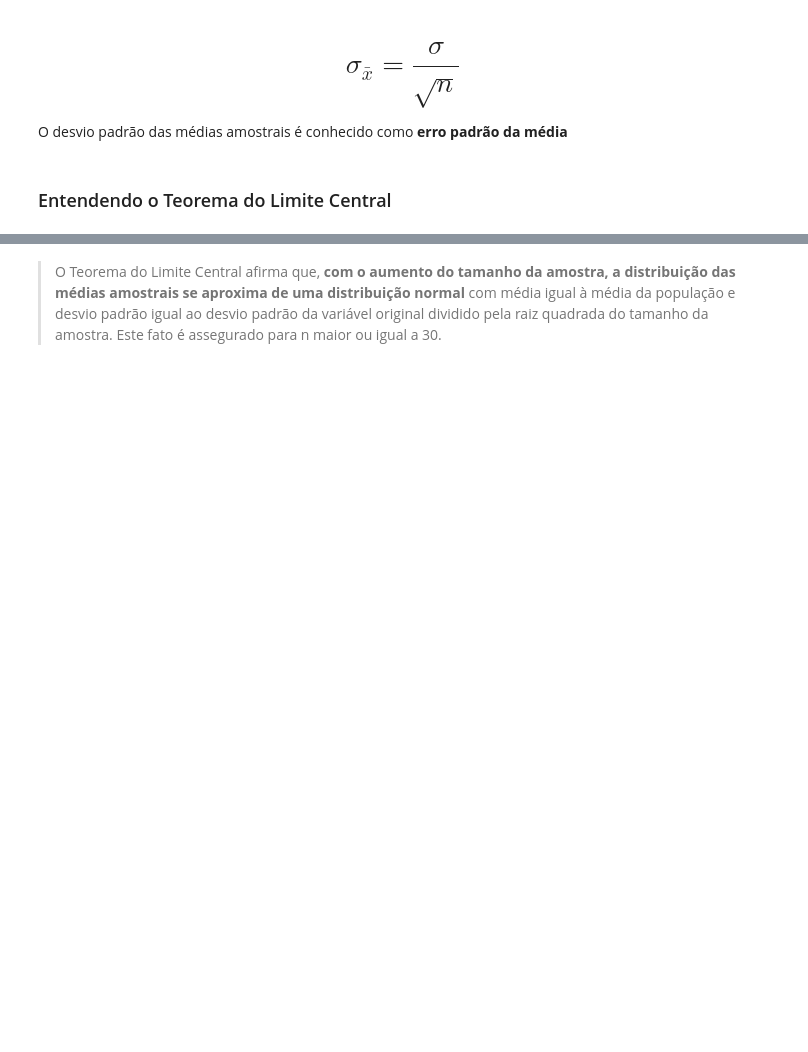
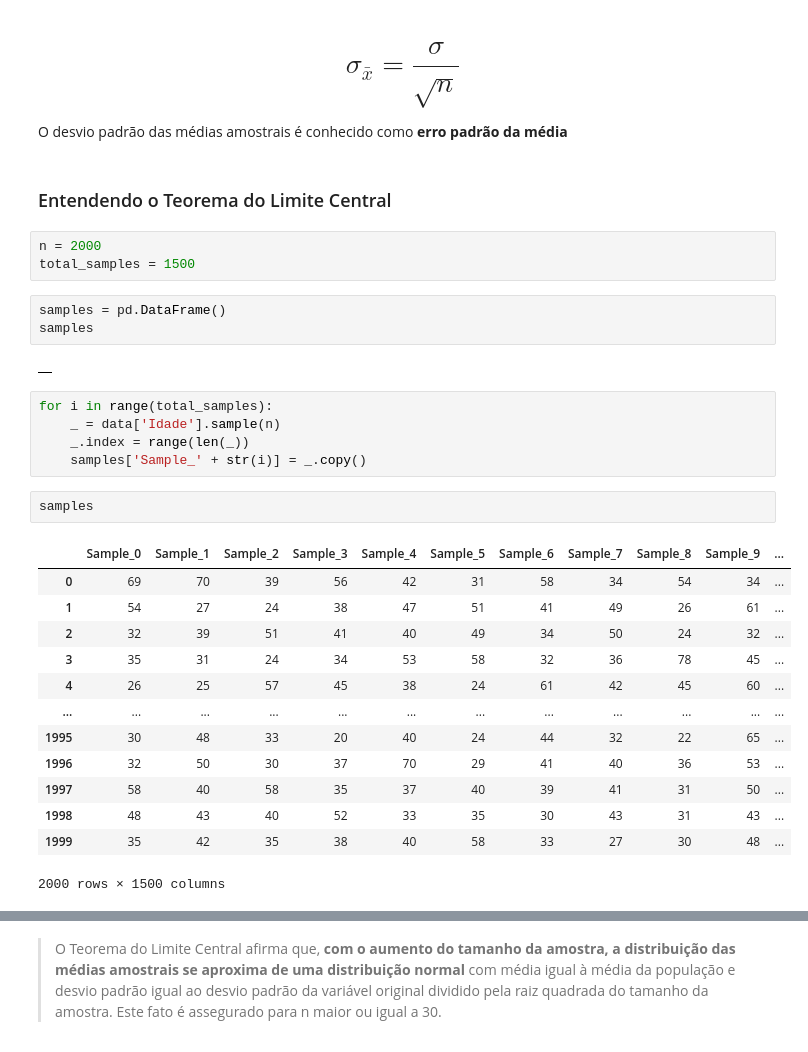
Before and after one commit to Gabriel-limadev/data_science_study, a Jupyter notebook: 4 - Estatística com Python: probabilidade e amostragem/course_files/Curso_de_Estatística_Parte_2.ipynb, the cells around one changed output, grey strips where cells are left out. Cells and saved outputs as stored; diff of their text form; blank space fills up the shorter version.

```diff
--- a/4 - Estatística com Python: probabilidade e amostragem/course_files/Curso_de_Estatística_Parte_2.ipynb
+++ b/4 - Estatística com Python: probabilidade e amostragem/course_files/Curso_de_Estatística_Parte_2.ipynb
@@ -848,3 +848,32 @@ Suponha que os pesos dos sacos de arroz de uma indústria alimentícia se distri
 O desvio padrão das médias amostrais é conhecido como **erro padrão da média**
 # %% [markdown]
 ### Entendendo o Teorema do Limite Central
+# %%
+n = 2000
+total_samples = 1500
+# %%
+samples = pd.DataFrame()
+samples
+# %% [output]
+|  |
+# %%
+for i in range(total_samples):
+    _ = data['Idade'].sample(n)
+    _.index = range(len(_))
+    samples['Sample_' + str(i)] = _.copy()
+# %%
+samples
+# %% [output]
+|  | Sample_0 | Sample_1 | Sample_2 | Sample_3 | Sample_4 | Sample_5 | Sample_6 | Sample_7 | Sample_8 | Sample_9 | ... |
+| 0 | 69 | 70 | 39 | 56 | 42 | 31 | 58 | 34 | 54 | 34 | ... |
+| 1 | 54 | 27 | 24 | 38 | 47 | 51 | 41 | 49 | 26 | 61 | ... |
+| 2 | 32 | 39 | 51 | 41 | 40 | 49 | 34 | 50 | 24 | 32 | ... |
+| 3 | 35 | 31 | 24 | 34 | 53 | 58 | 32 | 36 | 78 | 45 | ... |
+| 4 | 26 | 25 | 57 | 45 | 38 | 24 | 61 | 42 | 45 | 60 | ... |
+| ... | ... | ... | ... | ... | ... | ... | ... | ... | ... | ... | ... |
+| 1995 | 30 | 48 | 33 | 20 | 40 | 24 | 44 | 32 | 22 | 65 | ... |
+| 1996 | 32 | 50 | 30 | 37 | 70 | 29 | 41 | 40 | 36 | 53 | ... |
+| 1997 | 58 | 40 | 58 | 35 | 37 | 40 | 39 | 41 | 31 | 50 | ... |
+| 1998 | 48 | 43 | 40 | 52 | 33 | 35 | 30 | 43 | 31 | 43 | ... |
+| 1999 | 35 | 42 | 35 | 38 | 40 | 58 | 33 | 27 | 30 | 48 | ... |
+2000 rows × 1500 columns
```
Also changed, not shown: parts of 28 cells of this notebook.
